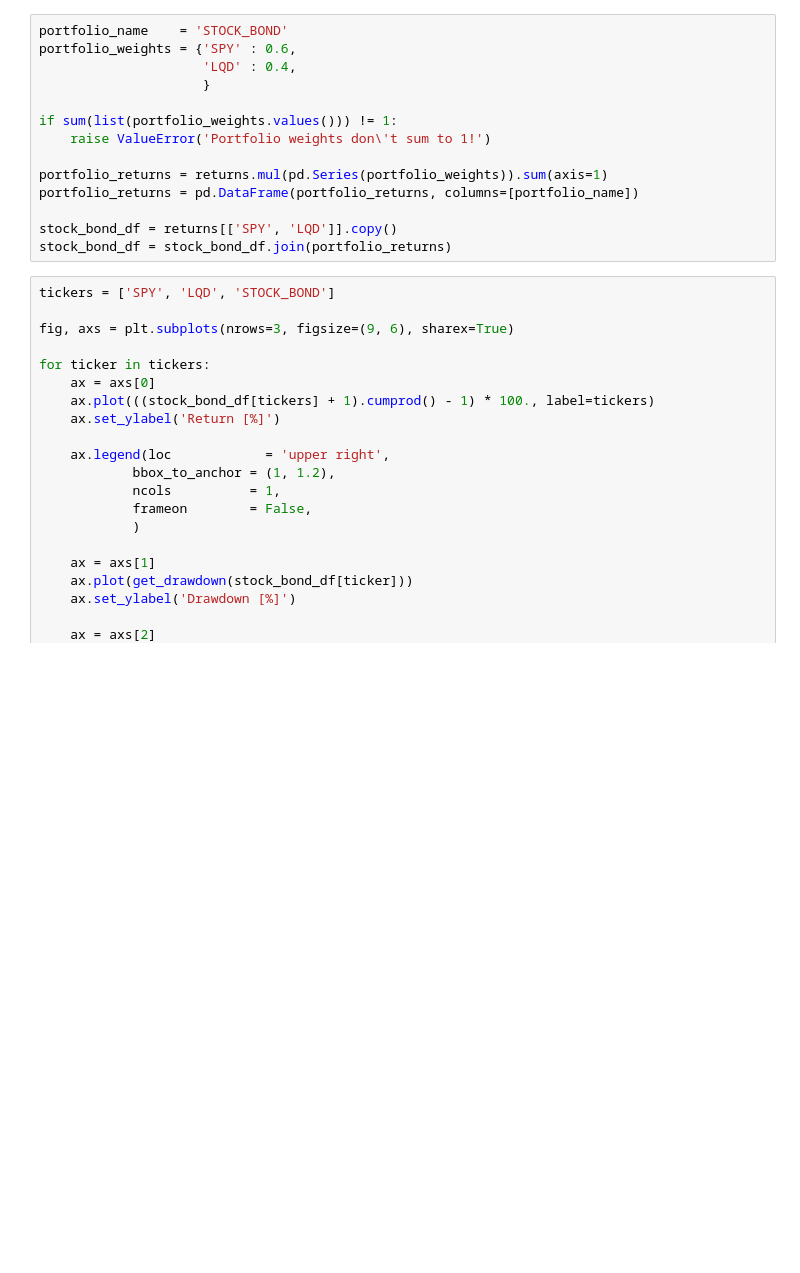
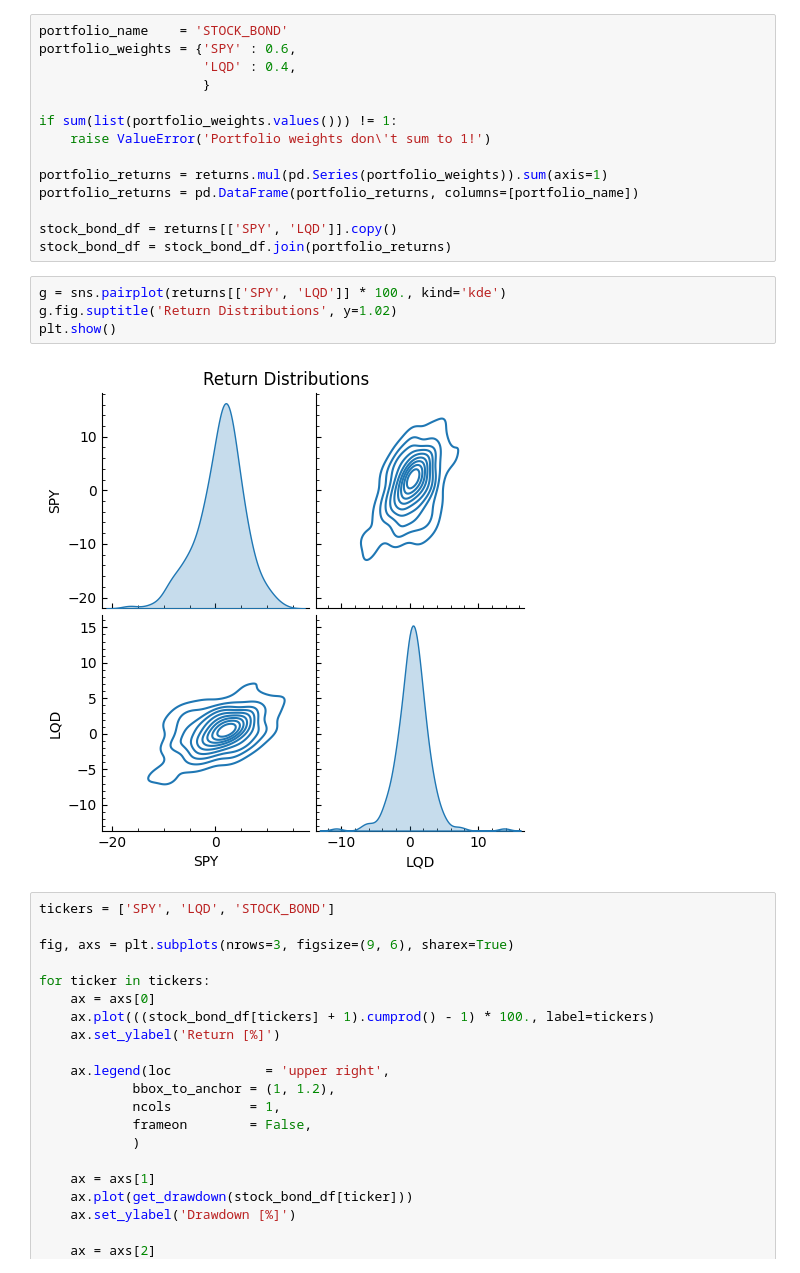
Before and after one commit to JakubStacho/quant-studies, a Jupyter notebook: 01-portfolio-optimization/mean-variance.ipynb, the cells around one changed output. Drawn from its saved outputs; the diff is of its cells as text; blank space fills up the shorter version.

```diff
--- a/01-portfolio-optimization/mean-variance.ipynb
+++ b/01-portfolio-optimization/mean-variance.ipynb
@@ -92,6 +112,12 @@ portfolio_returns = pd.DataFrame(portfolio_returns, columns=[portfolio_name])
 
 stock_bond_df = returns[['SPY', 'LQD']].copy()
 stock_bond_df = stock_bond_df.join(portfolio_returns)
+# %%
+g = sns.pairplot(returns[['SPY', 'LQD']] * 100., kind='kde')
+g.fig.suptitle('Return Distributions', y=1.02)
+plt.show()
+# %% [output]
+[figure, added]
 # %%
 tickers = ['SPY', 'LQD', 'STOCK_BOND']
 
```
Also changed, not shown: parts of 1 cell of this notebook.
